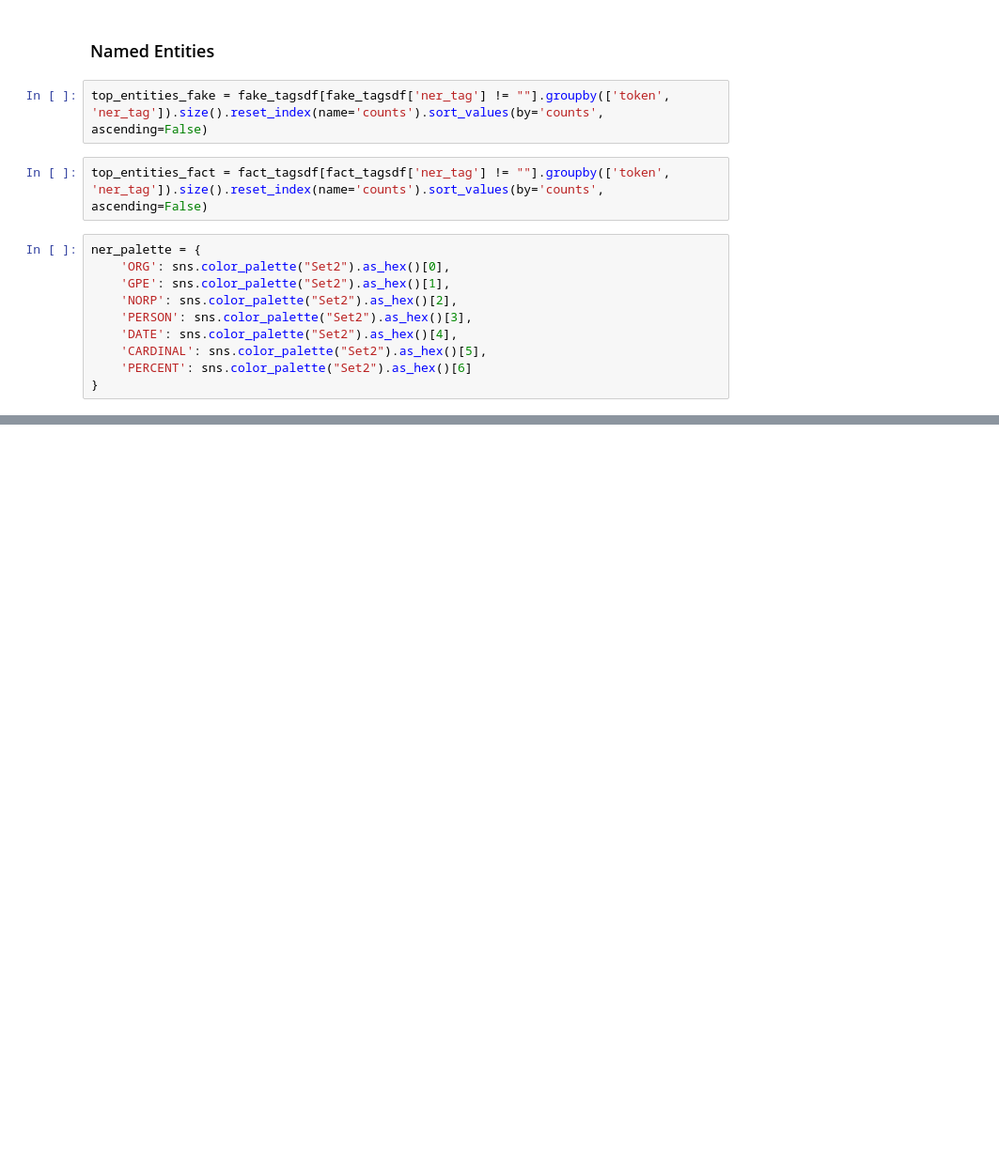
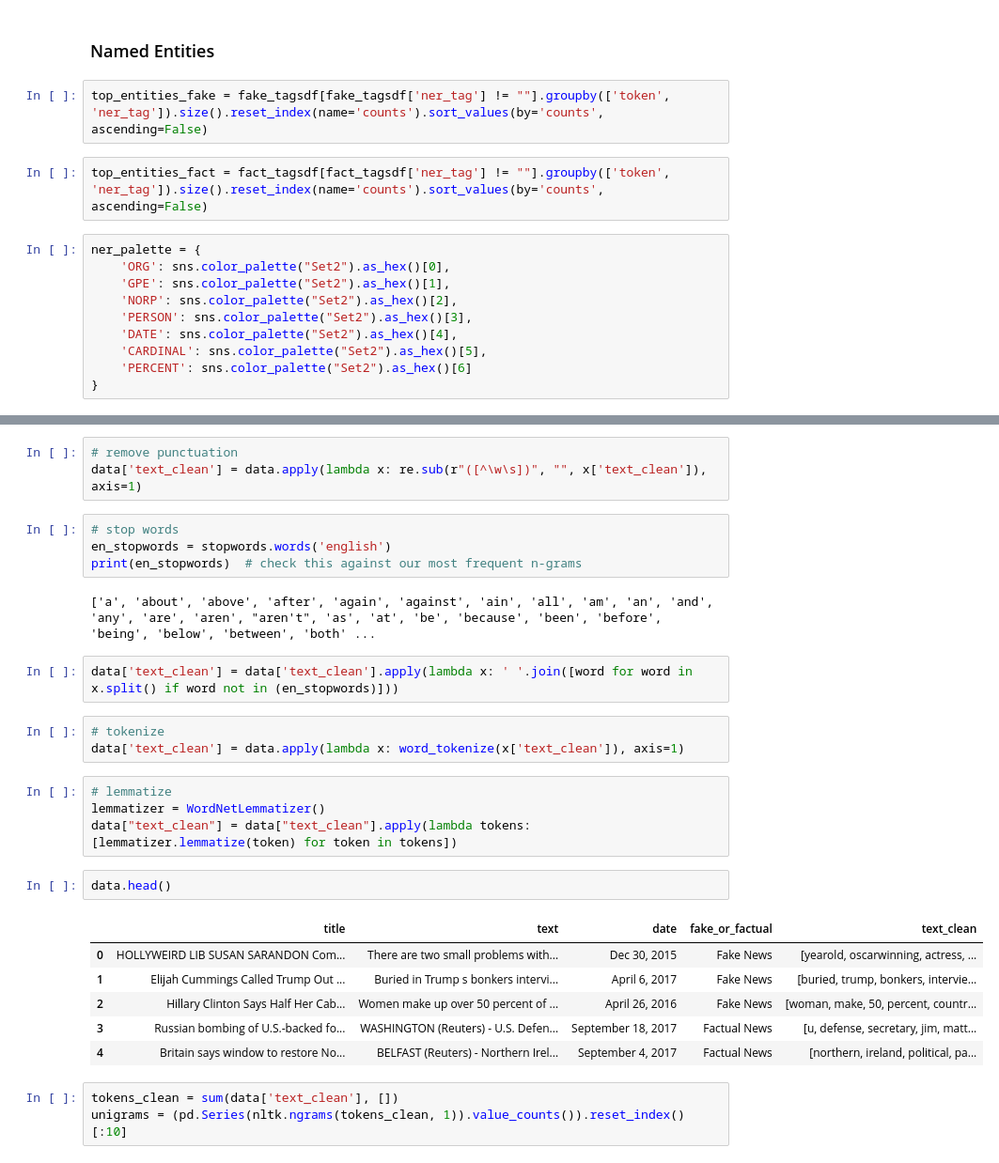
Before and after one commit to jamuna112/intro-to-nlp-365, a Jupyter notebook: Practical - 1.ipynb, the cells around one changed output, grey strips where cells are left out. Shown: that part at 94% size. Saved outputs shown, nothing was run; the diff lists cells and outputs as text; blank space fills up the shorter version.

```diff
--- a/Practical - 1.ipynb
+++ b/Practical - 1.ipynb
@@ -236,0 +260,30 @@ sns.barplot(
+# %%
+# remove punctuation
+data['text_clean'] = data.apply(lambda x: re.sub(r"([^\w\s])", "", x['text_clean']), axis=1)
+# %%
+# stop words
+en_stopwords = stopwords.words('english')
+print(en_stopwords)  # check this against our most frequent n-grams
+# %% [output]
+['a', 'about', 'above', 'after', 'again', 'against', 'ain', 'all', 'am', 'an', 'and', 'any', 'are', 'aren', "aren't", 'as', 'at', 'be', 'because', 'been', 'before', 'being', 'below', 'between', 'both' ...
+# %%
+data['text_clean'] = data['text_clean'].apply(lambda x: ' '.join([word for word in x.split() if word not in (en_stopwords)]))
+# %%
+# tokenize
+data['text_clean'] = data.apply(lambda x: word_tokenize(x['text_clean']), axis=1)
+# %%
+# lemmatize
+lemmatizer = WordNetLemmatizer()
+data["text_clean"] = data["text_clean"].apply(lambda tokens: [lemmatizer.lemmatize(token) for token in tokens])
+# %%
+data.head()
+# %% [output]
+|  | title | text | date | fake_or_factual | text_clean |
+| 0 | HOLLYWEIRD LIB SUSAN SARANDON Com... | There are two small problems with... | Dec 30, 2015 | Fake News | [yearold, oscarwinning, actress, ... |
+| 1 | Elijah Cummings Called Trump Out ... | Buried in Trump s bonkers intervi... | April 6, 2017 | Fake News | [buried, trump, bonkers, intervie... |
+| 2 | Hillary Clinton Says Half Her Cab... | Women make up over 50 percent of ... | April 26, 2016 | Fake News | [woman, make, 50, percent, countr... |
+| 3 | Russian bombing of U.S.-backed fo... | WASHINGTON (Reuters) - U.S. Defen... | September 18, 2017 | Factual News | [u, defense, secretary, jim, matt... |
+| 4 | Britain says window to restore No... | BELFAST (Reuters) - Northern Irel... | September 4, 2017 | Factual News | [northern, ireland, political, pa... |
+# %%
+tokens_clean = sum(data['text_clean'], [])
+unigrams = (pd.Series(nltk.ngrams(tokens_clean, 1)).value_counts()).reset_index()[:10]
```
Also changed, not shown: parts of 13 cells of this notebook.
